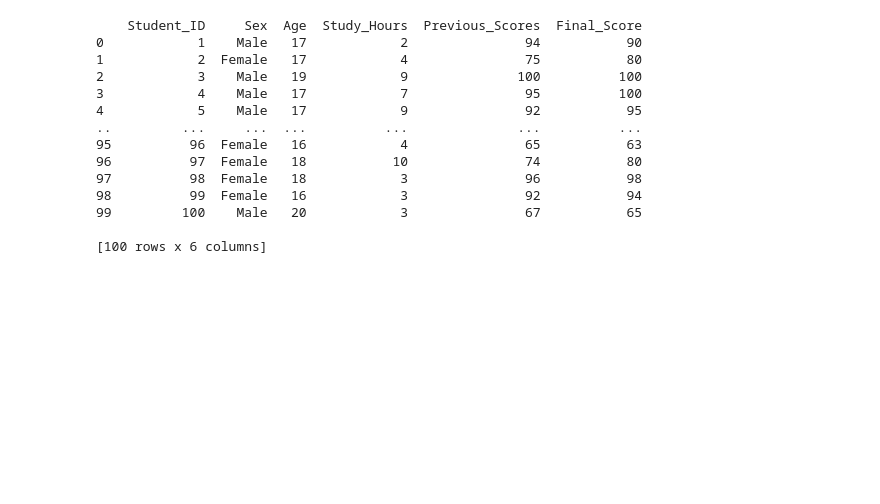
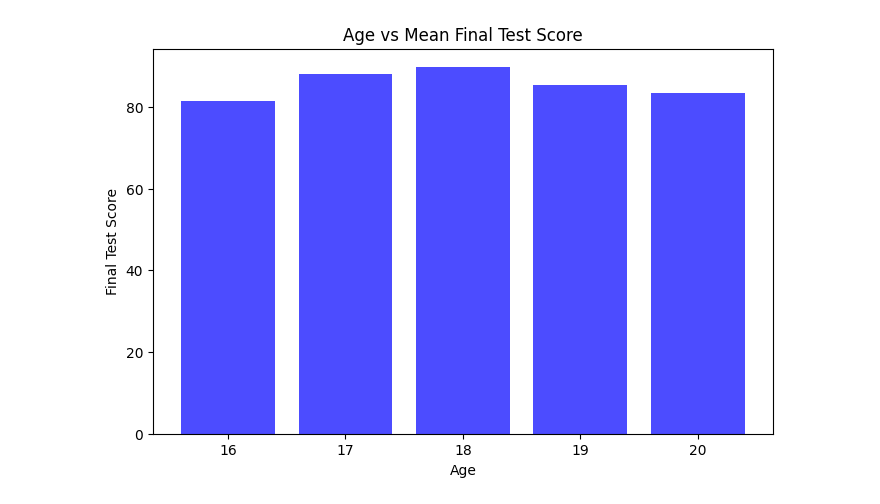
Before and after one commit to GabeALopez/machine-learning-projects, a Jupyter notebook: project1/Gabriel_Lopez_Project1.ipynb, the cells around one changed output. Cells and saved outputs as stored; diff of their text form; code cells hidden in the pictures; blank space fills up the shorter version.

Commit message:
Finished Graphs

```diff
--- a/project1/Gabriel_Lopez_Project1.ipynb
+++ b/project1/Gabriel_Lopez_Project1.ipynb
@@ -1,29 +1,19 @@
-# %%
-import numpy as py
-import pandas as pd
-import matplotlib as plt
-
-data = pd.read_csv("students.csv")
-age =
-
-plt.figure(figsize=(12,5))
-
-plt.subplot(1,2,1)
-plt.hist(age, bins=5)
-
-plt.show()
-# %% [output]
-    Student_ID     Sex  Age  Study_Hours  Previous_Scores  Final_Score
-0            1    Male   17            2               94           90
-1            2  Female   17            4               75           80
-2            3    Male   19            9              100          100
-3            4    Male   17            7               95          100
-4            5    Male   17            9               92           95
-..         ...     ...  ...          ...              ...          ...
-95          96  Female   16            4               65           63
-96          97  Female   18           10               74           80
-97          98  Female   18            3               96           98
-98          99  Female   16            3               92           94
-99         100    Male   20            3               67           65
-
-[100 rows x 6 columns]
+# %%
+import numpy as np
+import pandas as pd
+import matplotlib.pyplot as plt
+
+students = pd.read_csv("students.csv")
+
+ageGroups = students.groupby("Age")["Final_Score"].mean().reset_index()
+age = ageGroups["Age"]
+finalTestScores = ageGroups["Final_Score"]
+
+fig1, ax1 = plt.subplots(figsize=(8, 5))
+ax1.bar(age, finalTestScores, color='blue', alpha=0.7)
+ax1.set_title('Age vs Mean Final Test Score')
+ax1.set_xlabel('Age')
+ax1.set_ylabel('Final Test Score')
+plt.show()
+# %% [output]
+[figure, added]
```
Also changed, not shown: parts of 1 cell of this notebook.
